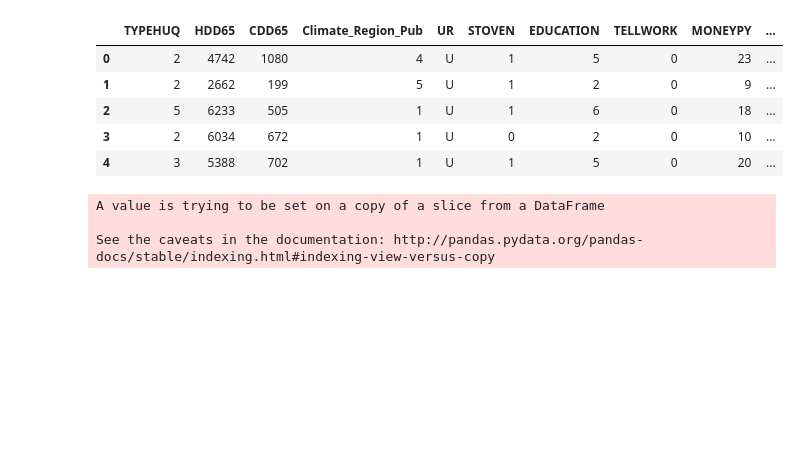
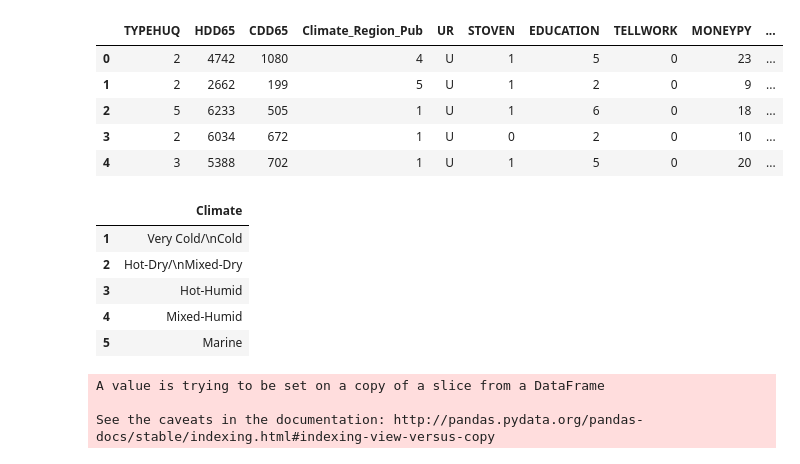
Before and after one commit to gschivley/Visualization-tutorial, a Jupyter notebook: Visualization tutorial.ipynb, the cells around one changed output. Cells and saved outputs as stored; diff of their text form; code cells hidden in the pictures; blank space fills up the shorter version.

```diff
--- a/Visualization tutorial.ipynb
+++ b/Visualization tutorial.ipynb
@@ -350,0 +356,9 @@ def translate(codebook, code):
+# %%
+climate_df
+# %% [output]
+|  | Climate |
+| 1 | Very Cold/\nCold |
+| 2 | Hot-Dry/\nMixed-Dry |
+| 3 | Hot-Humid |
+| 4 | Mixed-Humid |
+| 5 | Marine |
```
Also changed, not shown: parts of 9 cells of this notebook.
